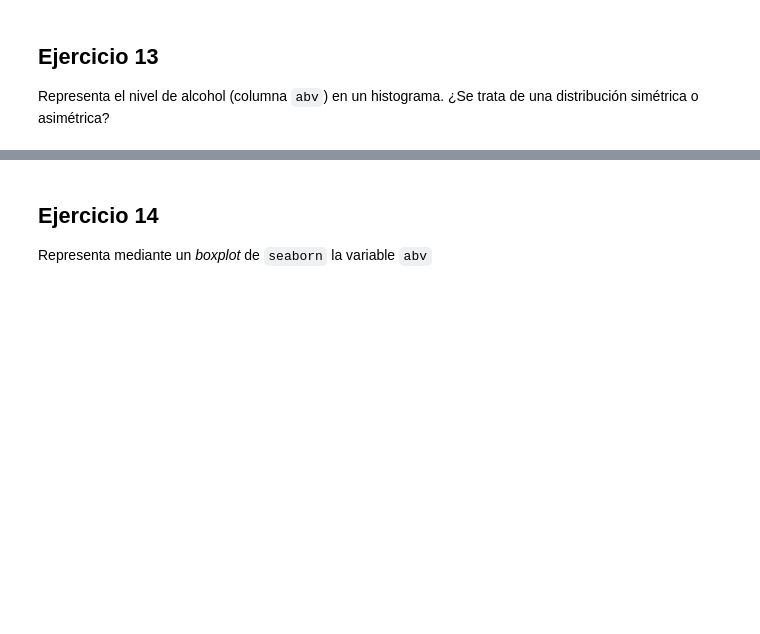
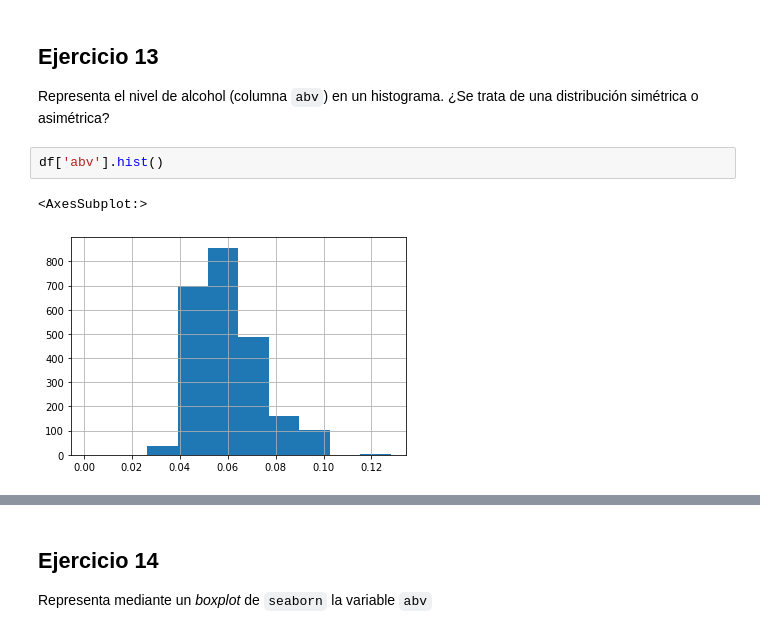
Before and after one commit to marcusRB/ds_thebridge_1_22, a Jupyter notebook: 2-Data_Analysis/2-Pandas/Práctica/ejercicio_repaso/birras_repaso.ipynb, the cells around one changed output, grey strips where cells are left out. Saved outputs shown, nothing was run; the diff lists cells and outputs as text; blank space fills up the shorter version.

```diff
--- a/2-Data_Analysis/2-Pandas/Práctica/ejercicio_repaso/birras_repaso.ipynb
+++ b/2-Data_Analysis/2-Pandas/Práctica/ejercicio_repaso/birras_repaso.ipynb
@@ -51,3 +382,8 @@ No queda muy claro cuánto de dispar, de dispersa, es la medida de IBU. Mediante
 # %% [markdown]
 ## Ejercicio 13
 Representa el nivel de alcohol (columna `abv`) en un histograma. ¿Se trata de una distribución simétrica o asimétrica?
+# %%
+df['abv'].hist()
+# %% [output]
+<AxesSubplot:>
+[figure, added]
```
Also changed, not shown: parts of 71 cells of this notebook.
